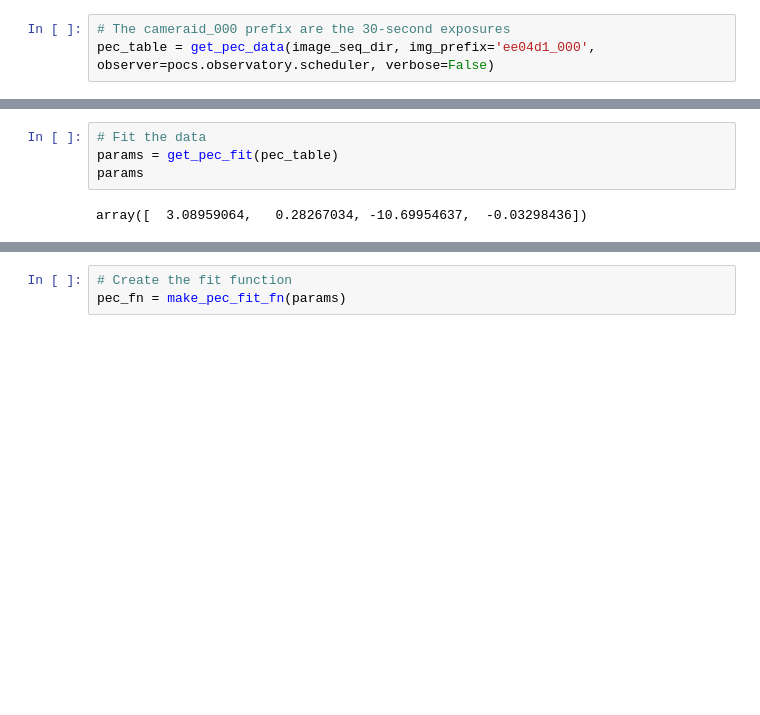
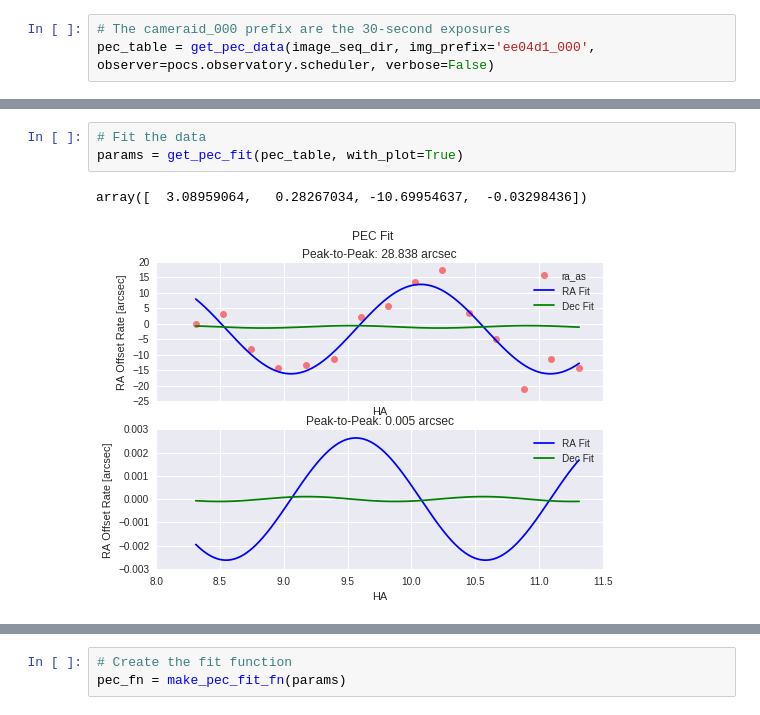
Before and after one commit to panoptes/POCS, a Jupyter notebook: examples/notebooks/Load PEC.ipynb, the cells around one changed output, grey strips where cells are left out. Saved outputs shown, nothing was run; the diff lists cells and outputs as text; blank space fills up the shorter version.

```diff
--- a/examples/notebooks/Load PEC.ipynb
+++ b/examples/notebooks/Load PEC.ipynb
@@ -66,6 +66,6 @@ pec_table.show_in_notebook(display_length=5)
 # %%
 # Fit the data
-params = get_pec_fit(pec_table)
-params
+params = get_pec_fit(pec_table, with_plot=True)
 # %% [output]
 array([  3.08959064,   0.28267034, -10.69954637,  -0.03298436])
+[figure, added]
```
Also changed, not shown: parts of 5 cells of this notebook, 1 other file.
